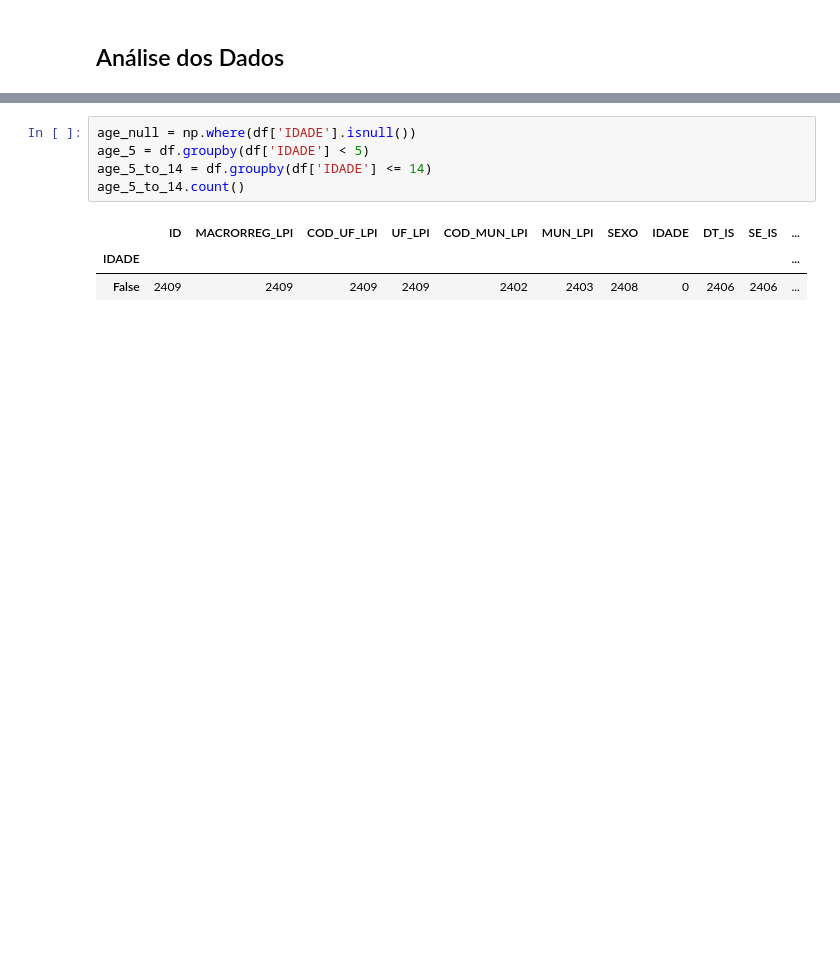
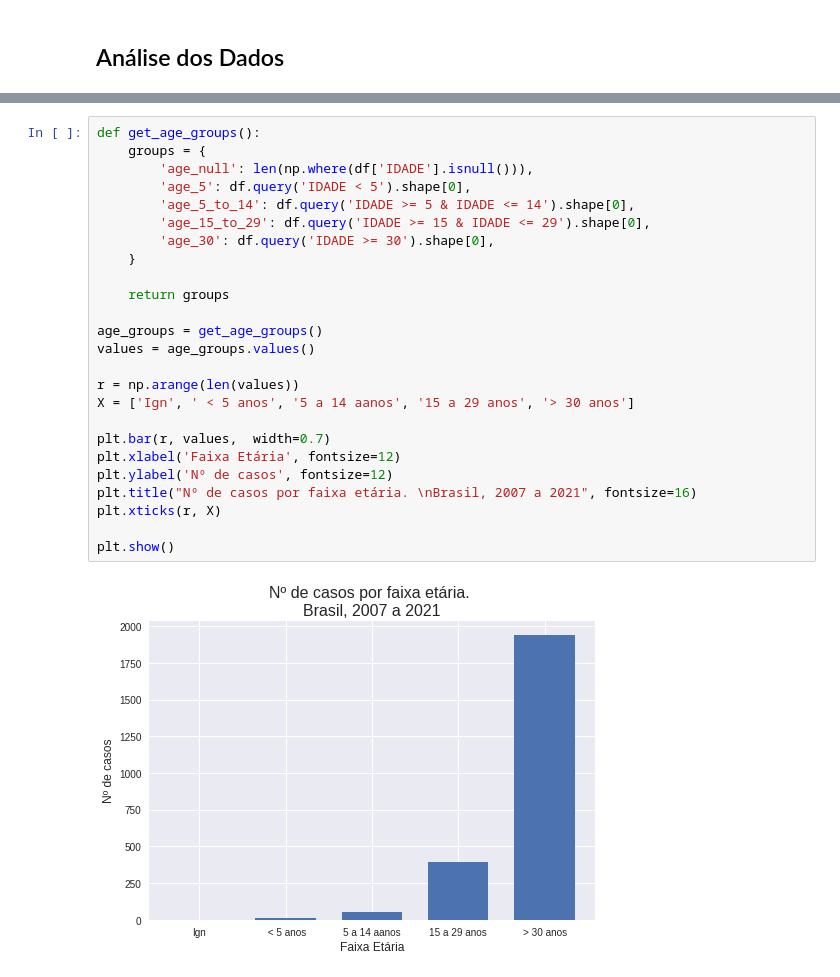
Before and after one commit to pedrosena138/if1007-tasi4, a Jupyter notebook: Analise_de_casos_de_febre_amarela_em_humanos.ipynb, the cells around one changed output, grey strips where cells are left out. Drawn from its saved outputs; the diff is of its cells as text; blank space fills up the shorter version.

```diff
--- a/Analise_de_casos_de_febre_amarela_em_humanos.ipynb
+++ b/Analise_de_casos_de_febre_amarela_em_humanos.ipynb
@@ -152,9 +158,27 @@ plt.show()
-# %%
-age_null = np.where(df['IDADE'].isnull())
-age_5 = df.groupby(df['IDADE'] < 5)
-age_5_to_14 = df.groupby(df['IDADE'] <= 14)
-age_5_to_14.count()
-# %% [output]
-|  | ID | MACRORREG_LPI | COD_UF_LPI | UF_LPI | COD_MUN_LPI | MUN_LPI | SEXO | IDADE | DT_IS | SE_IS | ... |
-| IDADE |  |  |  |  |  |  |  |  |  |  | ... |
-| False | 2409 | 2409 | 2409 | 2409 | 2402 | 2403 | 2408 | 0 | 2406 | 2406 | ... |
+# %%
+def get_age_groups():
+    groups = {
+        'age_null': len(np.where(df['IDADE'].isnull())),
+        'age_5': df.query('IDADE < 5').shape[0],
+        'age_5_to_14': df.query('IDADE >= 5 & IDADE <= 14').shape[0],
+        'age_15_to_29': df.query('IDADE >= 15 & IDADE <= 29').shape[0],
+        'age_30': df.query('IDADE >= 30').shape[0],
+    }
+
+    return groups
+
+age_groups = get_age_groups()
+values = age_groups.values()
+
+r = np.arange(len(values))
+X = ['Ign', ' < 5 anos', '5 a 14 aanos', '15 a 29 anos', '> 30 anos']
+
+plt.bar(r, values,  width=0.7)
+plt.xlabel('Faixa Etária', fontsize=12)
+plt.ylabel('Nº de casos', fontsize=12)
+plt.title("Nº de casos por faixa etária. \nBrasil, 2007 a 2021", fontsize=16)
+plt.xticks(r, X)
+
+plt.show()
+# %% [output]
+[figure, added]
```
Also changed, not shown: parts of 4 cells of this notebook.
